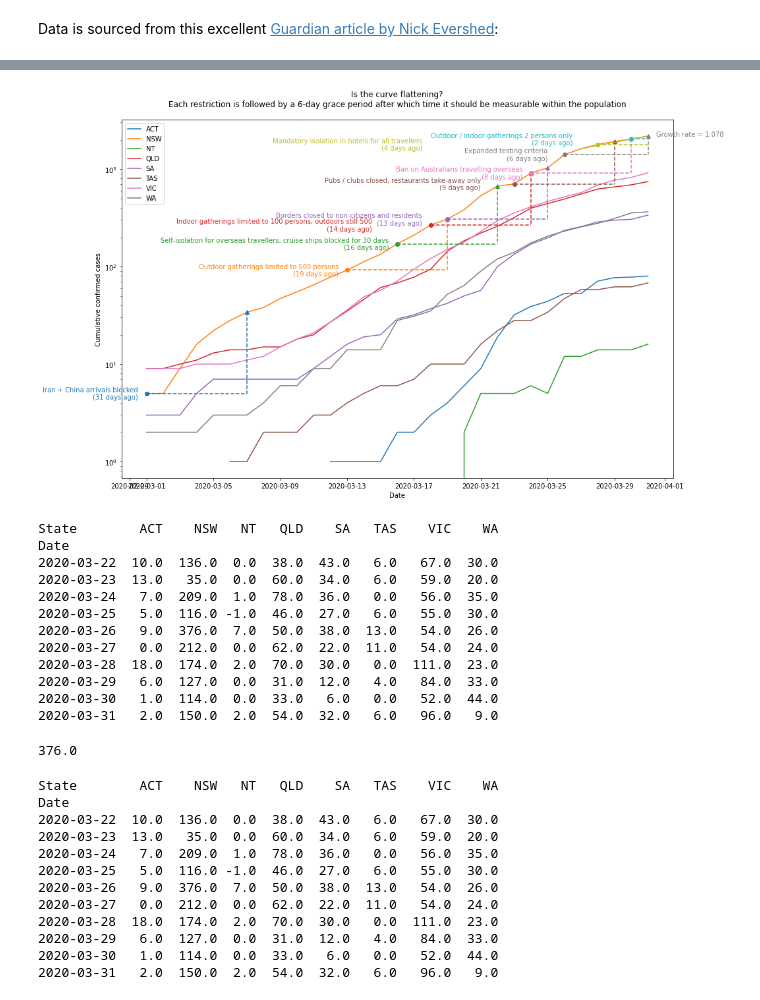
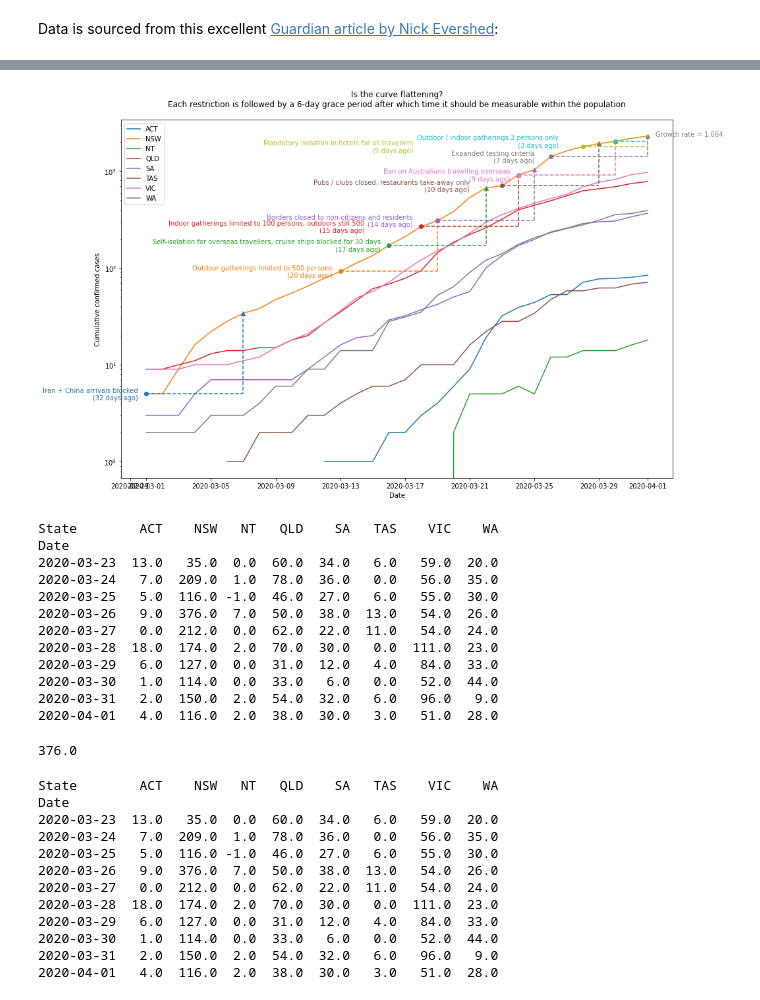
Before and after one commit to NuclearFishin/covid-19, a Jupyter notebook: COVID_19_analysis.ipynb, the cells around one changed output, grey strips where cells are left out. Drawn from its saved outputs; the diff is of its cells as text; code cells hidden in the pictures.

Commit message:
Small tweaks, refresh data

```diff
--- a/COVID_19_analysis.ipynb
+++ b/COVID_19_analysis.ipynb
@@ -115,7 +118,8 @@ highlights = [\
 # Take only data since our configured start date
 sample_data = p[start_date:]
 if skip_today:
-  sample_data = sample_data[:-1]
+  today_date = pd.Timestamp('today').floor('d')
+  sample_data = sample_data[:today_date][:-1]
 
 plt.figure(figsize=[15,10])
 plt.yscale('log')
@@ -154,34 +158,34 @@ for index, (date_str, action, *etc) in enumerate(highlights):
     if (days_ago >= incubation_period):
       # Grace period is over, add vertical line indicating end of the period
       plt.plot([date_end, date_end], [value_end, value_start], style_end, markevery=2, alpha=alpha)
 
     # Add the annotation, a little to the left of the start point
     offset_str = etc[0] if etc else '0 days'
     offset = pd.Timedelta(offset_str) # manual offset to minimise overlapping
     text_start = date_start + pd.Timedelta('-12 hours') + offset
     plt.text(text_start, value_start, action, horizontalalignment='right', verticalalignment='center', color=colour, alpha=alpha)
 
 # Let's add a growth rate, last 5 days
 growth_sample_days = 5
 compound = growth_sample_days - 1 # of days growth is compounded
 delay = 0 # delay in days for slow data
 range = sample_data[state_of_interest]
 range_start = range[-growth_sample_days -delay]
 range_start_date = range.index[-growth_sample_days -delay]
 range_end = range[-1 -delay]
 range_end_date = range.index[-1 -delay]
 growth = range_end / range_start
 daily_growth = growth ** (1 / compound)
 daily_growth = round(daily_growth, 3)
 
 plt.plot([range_start_date, range_end_date], [range_start, range_end], '--', markerfacecolor='gray')
 plt.text(range_end_date +  + pd.Timedelta('12 hours'), range_end, 'Growth rate = {0}'.format(daily_growth), color='gray')
 plt.legend(loc="upper left")
 plt.show()
 
 # NB: might be some warnings below, depending on how complete today's data is
 # %% [output]
-[figure, old version]
+[figure, new version]
 # %%
 # Can we calculate new cases by day? Another good rate-of-change measure
 
@@ -198,7 +202,6 @@ print(new_cases[-10:])
 # %% [output]
 State        ACT    NSW   NT   QLD    SA   TAS    VIC    WA
 Date
-2020-03-22  10.0  136.0  0.0  38.0  43.0   6.0   67.0  30.0
 2020-03-23  13.0   35.0  0.0  60.0  34.0   6.0   59.0  20.0
 2020-03-24   7.0  209.0  1.0  78.0  36.0   0.0   56.0  35.0
 2020-03-25   5.0  116.0 -1.0  46.0  27.0   6.0   55.0  30.0
@@ -208,6 +211,7 @@ Date
 2020-03-29   6.0  127.0  0.0  31.0  12.0   4.0   84.0  33.0
 2020-03-30   1.0  114.0  0.0  33.0   6.0   0.0   52.0  44.0
 2020-03-31   2.0  150.0  2.0  54.0  32.0   6.0   96.0   9.0
+2020-04-01   4.0  116.0  2.0  38.0  30.0   3.0   51.0  28.0
 # %%
 # Hmm. Side note: It's worth noting that this value...
 print(new_cases['NSW']['2020-03-26'])
@@ -236,7 +240,6 @@ print(new_cases[-10:])
 # %% [output]
 State        ACT    NSW   NT   QLD    SA   TAS    VIC    WA
 Date
-2020-03-22  10.0  136.0  0.0  38.0  43.0   6.0   67.0  30.0
 2020-03-23  13.0   35.0  0.0  60.0  34.0   6.0   59.0  20.0
 2020-03-24   7.0  209.0  1.0  78.0  36.0   0.0   56.0  35.0
 2020-03-25   5.0  116.0 -1.0  46.0  27.0   6.0   55.0  30.0
@@ -246,6 +249,7 @@ Date
 2020-03-29   6.0  127.0  0.0  31.0  12.0   4.0   84.0  33.0
 2020-03-30   1.0  114.0  0.0  33.0   6.0   0.0   52.0  44.0
 2020-03-31   2.0  150.0  2.0  54.0  32.0   6.0   96.0   9.0
+2020-04-01   4.0  116.0  2.0  38.0  30.0   3.0   51.0  28.0
 # %%
 # Let's plot new cases for our state of interest
 plt.figure(figsize=[15, 10])
```
Also changed, not shown: parts of 3 cells of this notebook.
